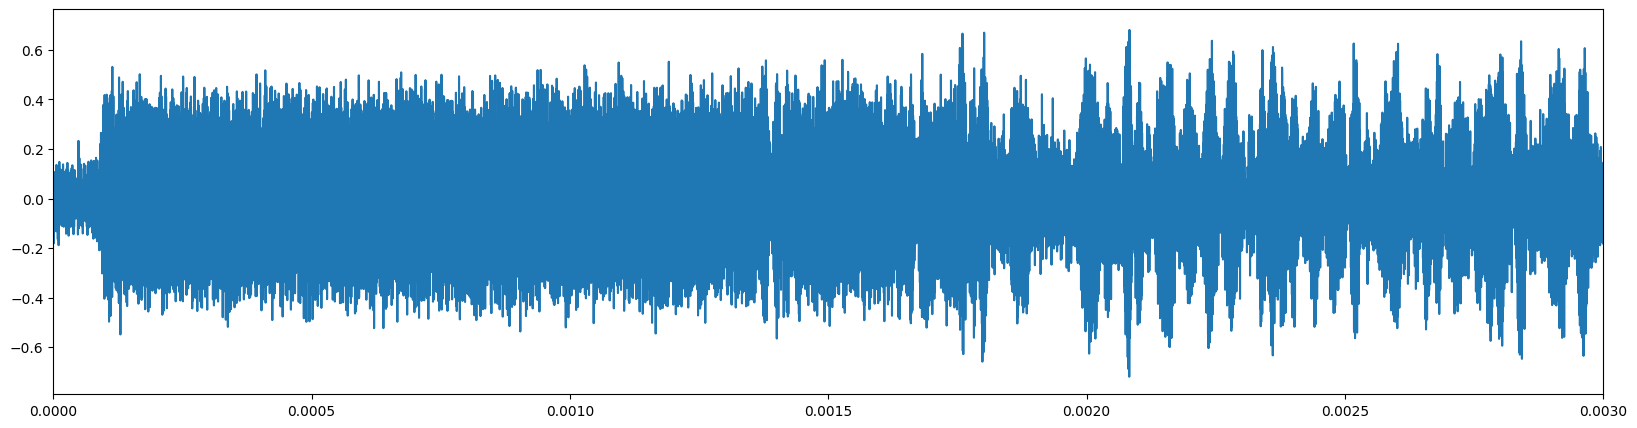
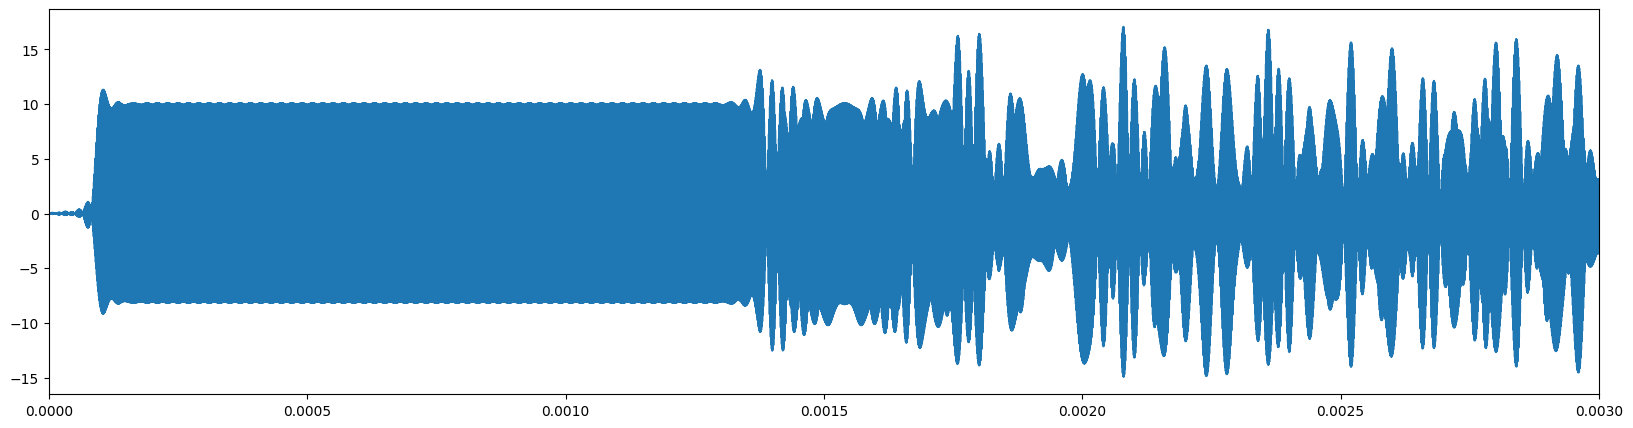
Code edit (unified diff) that turned the first committed figure into the second:
--- before
+++ after
@@ -1,4 +1,9 @@
 t = np.arange(0, len(full_msg)) / fs
 x = np.real(full_msg * np.exp(2j*np.pi*fc*t))
+
+plt.figure(figsize=(20, 5))
+plt.plot(t, x)
+plt.xlim((0.000, 0.003))
+plt.show()
 
 channel = signal.TransferFunction([0, B, 0], [1, B, fc**2])

Commit: CORDIC demodulation and IIR filtering I'm not a fan of how I have formatted the IIR filter module, so I should remember to go back and reformat it.